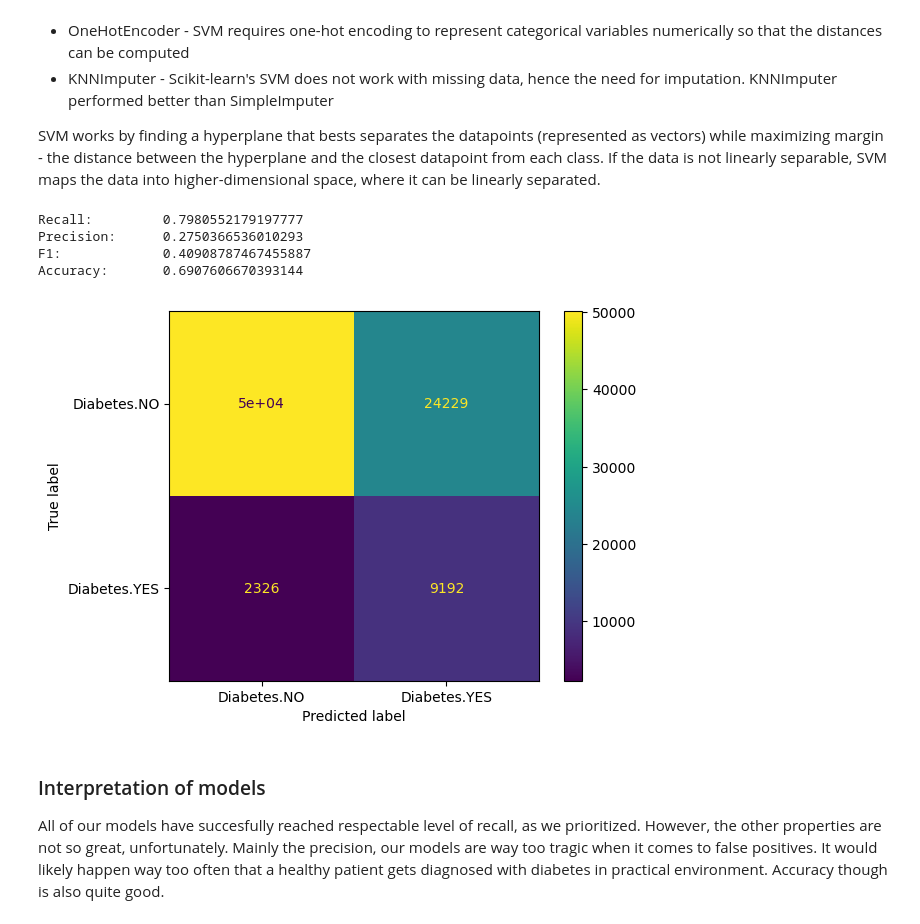
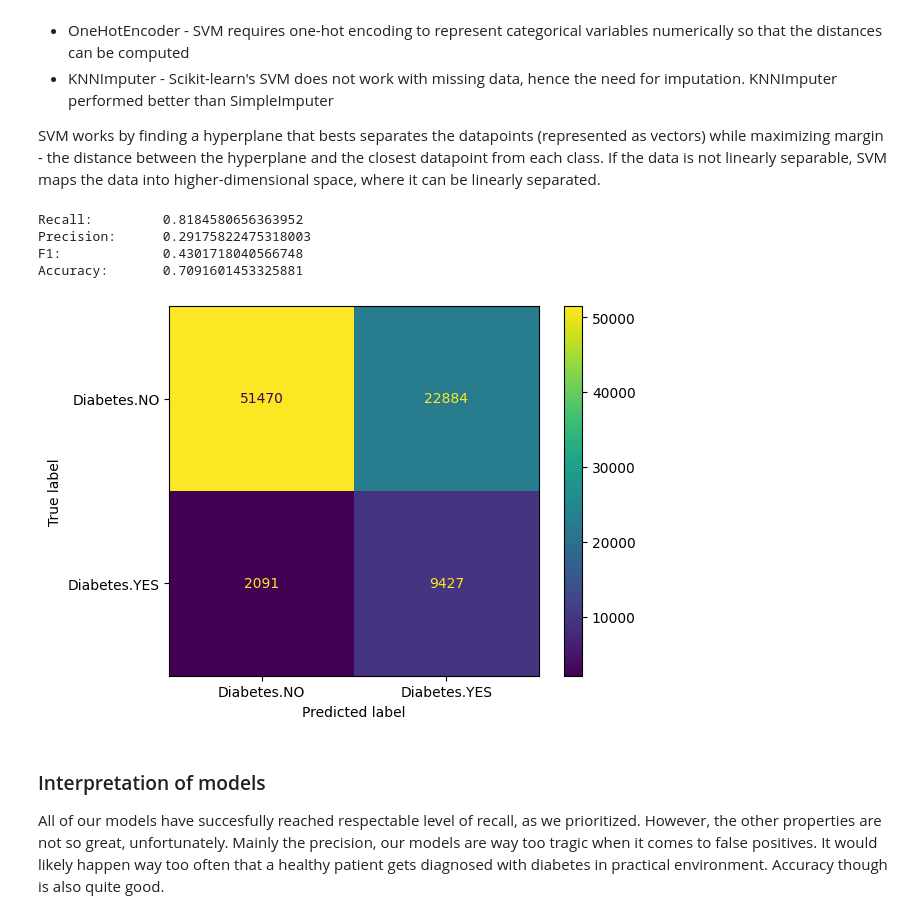
Before and after one commit to ralisv/IB031-Diabetes, a Jupyter notebook: solution.ipynb, the cells around one changed output. Drawn from its saved outputs; the diff is of its cells as text; code cells hidden in the pictures.

```diff
--- a/solution.ipynb
+++ b/solution.ipynb
@@ -319,39 +319,39 @@ grid_search = GridSearchCV(svm_pipeline, cv=3, param_grid=params, scoring=recall
 # %%
 from sklearn.metrics import (
     ConfusionMatrixDisplay,
     accuracy_score,
     f1_score,
     precision_score,
 )
 
 # Final SVM pipeline
 svm_pipeline = make_pipeline(
     svm_column_transformer,
     KNNImputer(n_neighbors=3),
     MinMaxScaler(feature_range=(0, 1)),
     SVC(kernel="rbf", C=0.05, gamma=0.1, class_weight="balanced",)
 )
 
-svm_pipeline.fit(diabetes_train_X[:10000], diabetes_train_y[:10000])
+svm_pipeline.fit(diabetes_train_X, diabetes_train_y)
 
 svm_predicted = svm_pipeline.predict(diabetes_test_X)
 
 
 print(f"Recall:\t\t{recall_score(diabetes_test_y, svm_predicted, pos_label='Diabetes.YES')}")
 print(f"Precision:\t{precision_score(diabetes_test_y, svm_predicted, pos_label='Diabetes.YES')}")
 print(f"F1:\t\t{f1_score(diabetes_test_y, svm_predicted, pos_label='Diabetes.YES')}")
 print(f"Accuracy:\t{accuracy_score(diabetes_test_y, svm_predicted)}")
 
 # Display confusion matrix
 cm = confusion_matrix(diabetes_test_y, svm_predicted)
 ConfusionMatrixDisplay(cm, display_labels=svm_pipeline.classes_).plot()
 plt.show()
 # %% [output]
-Recall:         0.7980552179197777
-Precision:      0.2750366536010293
-F1:             0.40908787467455887
-Accuracy:       0.6907606670393144
+Recall:         0.8184580656363952
+Precision:      0.29175822475318003
+F1:             0.4301718040566748
+Accuracy:       0.7091601453325881
-[figure, old version]
+[figure, new version]
 # %% [markdown]
 ### Interpretation of models
 
```
Also changed, not shown: parts of 5 cells of this notebook.
